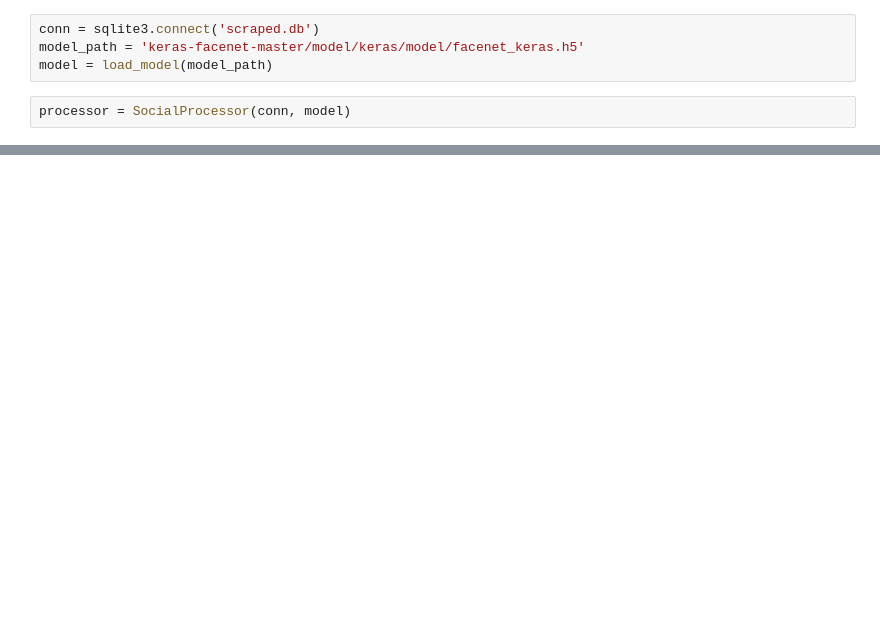
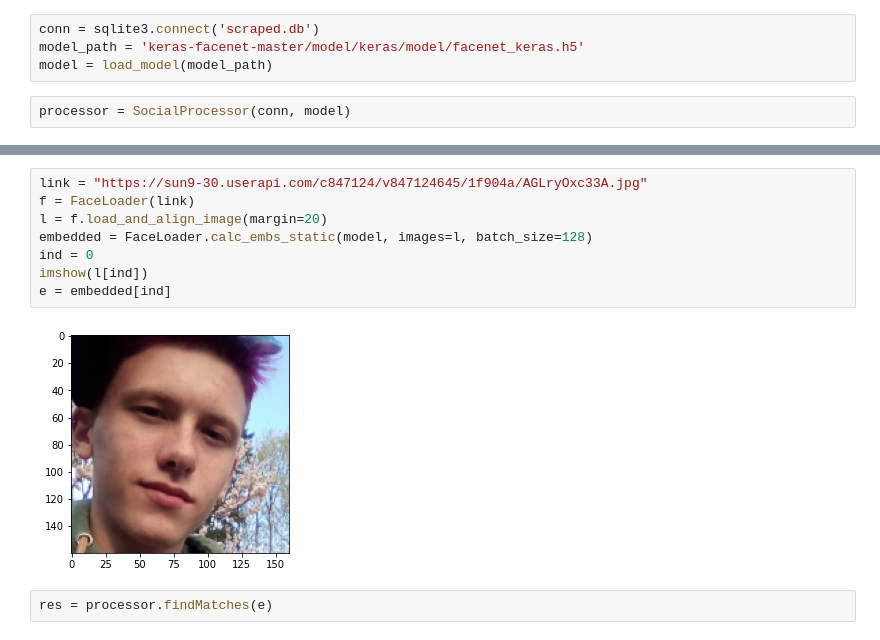
Before and after one commit to AlexRoar/FaceScrape, a Jupyter notebook: FaceFind.ipynb, the cells around one changed output, grey strips where cells are left out. Saved outputs shown, nothing was run; the diff lists cells and outputs as text; blank space fills up the shorter version.

```diff
--- a/FaceFind.ipynb
+++ b/FaceFind.ipynb
@@ -32,0 +46,12 @@ base = list(processor.loadBase())
+# %%
+link = "https://sun9-30.userapi.com/c847124/v847124645/1f904a/AGLryOxc33A.jpg"
+f = FaceLoader(link)
+l = f.load_and_align_image(margin=20)
+embedded = FaceLoader.calc_embs_static(model, images=l, batch_size=128)
+ind = 0
+imshow(l[ind])
+e = embedded[ind]
+# %% [output]
+[figure, added]
+# %%
+res = processor.findMatches(e)
```
Also changed, not shown: parts of 5 cells of this notebook, 3 other files.
